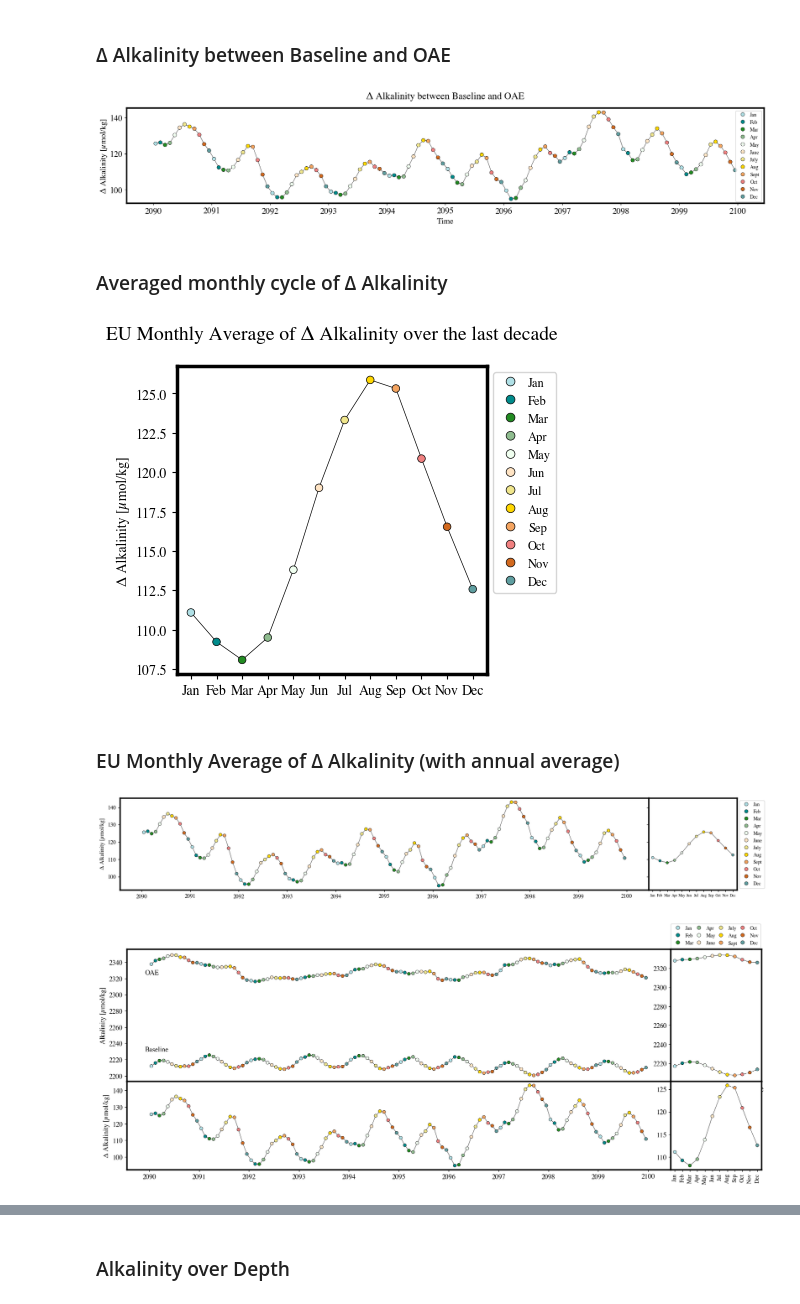
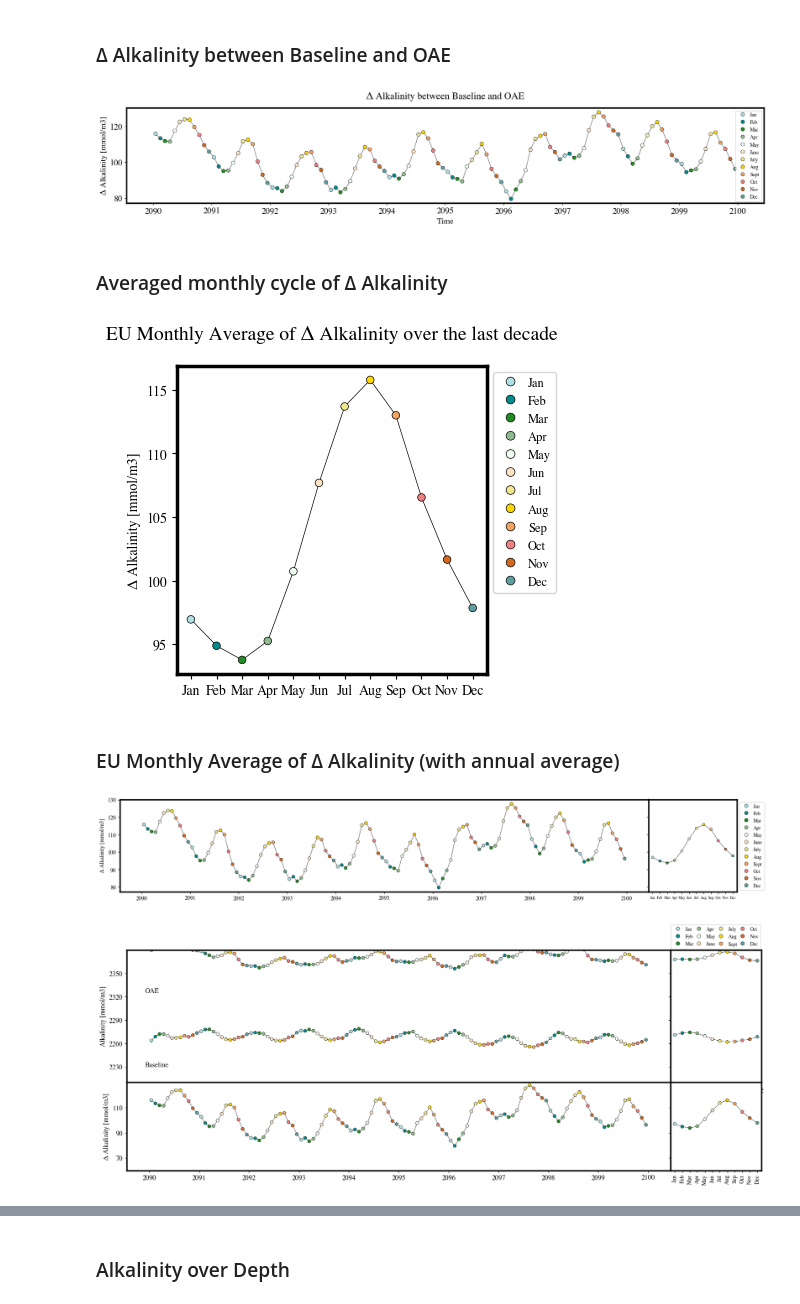
Before and after one commit to chiaraciscato/MScThesis, a Jupyter notebook: SSP1_2.6/Alkalinity/croppedAlk_Comparison_2.6.ipynb, the cells around one changed output, grey strips where cells are left out. Saved outputs shown, nothing was run; the diff lists cells and outputs as text; code cells hidden in the pictures.

```diff
--- a/SSP1_2.6/Alkalinity/croppedAlk_Comparison_2.6.ipynb
+++ b/SSP1_2.6/Alkalinity/croppedAlk_Comparison_2.6.ipynb
@@ -42,8 +44,5 @@ data_oae = xr.open_dataset('/Users/chiaraciscato/Desktop/geomar/Cropped_DataTran
 # %% [markdown]
 ### EU Average of Alkalinity
-# %%
-data_baseline = data_baseline.where(data_baseline != 0, drop=False)
-data_oae = data_oae.where(data_oae != 0, drop=False)
 # %%
 sliced_frame_baseline = data_baseline.sel(time_counter=slice('2090', '2100'))
 # %%
@@ -424,9 +419,9 @@ pass
 # %% [markdown]
 ### EU Monthly Average of Alkalinity
 # %%
-alk_monthly_mean_baseline = (data_baseline["ALK"].sel(time_counter=slice(start_date, end_date))).mean(["y", "x", "deptht"])
+alk_monthly_mean_baseline = (data_baseline["ALK"].sel(time_counter=slice(start_date, end_date))).mean(["deptht"])
 # %%
-alk_monthly_mean_oae = (data_oae["ALK"].sel(time_counter=slice(start_date, end_date))).mean(["y", "x", "deptht"])
+alk_monthly_mean_oae = (data_oae["ALK"].sel(time_counter=slice(start_date, end_date))).mean(["deptht"])
 # %%
 f, ax = plt.subplots(figsize=(20, 3))
 
@@ -591,12 +586,12 @@ legend = [mpatches.Circle((0.5, 0.5), 1, facecolor = value, edgecolor = "black",
 ax.legend(handles = legend, bbox_to_anchor=(1, 1), loc='best', columnspacing=0.05, handletextpad=0.4, fontsize=9, ncol = 1, handler_map={mpatches.Circle: HandlerEllipse()})
 
 ax.set_xlabel('Time', fontsize=14)
-ax.set_ylabel('Δ Alkalinity [µmol/kg]', fontsize=14)
+ax.set_ylabel('Δ Alkalinity [mmol/m3]', fontsize=14)
 ax.set_title("Δ Alkalinity between Baseline and OAE", fontname="Times", fontsize=17, y=1.06)
 
 pass
 # %% [output]
-[figure, old version]
+[figure, new version]
 # %% [markdown]
 ### Averaged monthly cycle of Δ Alkalinity
 # %%
@@ -610,13 +605,13 @@ ax.scatter(delta_alk_mean.time_counter, delta_alk_mean.alk, color=delta_alk_mean
 legend = [mpatches.Circle((0.5, 0.5), 1, facecolor = value, edgecolor = "black", linewidth=0.5, label = key, alpha = 1) for key, value in colors_time.items()]
 ax.legend(handles = legend, bbox_to_anchor=(1, 1), loc='best', columnspacing=0.05, handletextpad=0.4, fontsize=9, ncol = 1, handler_map={mpatches.Circle: HandlerEllipse()})
 
-ax.set_ylabel('Δ Alkalinity [µmol/kg]', fontsize=10)
+ax.set_ylabel('Δ Alkalinity [mmol/m3]', fontsize=10)
 ax.tick_params(axis='both', which='major', labelsize=10)
 ax.set_title("EU Monthly Average of Δ Alkalinity over the last decade", fontname="Times", fontsize=14, y=1.06)
 
 pass
 # %% [output]
-[figure, old version]
+[figure, new version]
 # %% [markdown]
 ### EU Monthly Average of Δ Alkalinity (with annual average)
 # %%
@@ -627,7 +622,7 @@ ax.plot_date(delta_alk.index, delta_alk.alk, '-', label='Baseline', color="black
 ax.scatter(delta_alk.index, delta_alk.alk, color=delta_alk.Month.map(lambda x: colors_month[x]), marker='o', edgecolors='black', linewidth=0.5, s=30)
 
 ax.tick_params(axis='both', which='major', labelsize=10)
-ax.set_ylabel('Δ Alkalinity [µmol/kg]', fontsize=10)
+ax.set_ylabel('Δ Alkalinity [mmol/m3]', fontsize=10)
 
 legend = [mpatches.Circle((0.5, 0.5), 1, facecolor = value, edgecolor = "black", linewidth=0.5, label = key, alpha = 1) for key, value in colors_month.items()]
 ax2.legend(handles = legend, bbox_to_anchor=(1, 1), loc='best', columnspacing=0.05, handletextpad=0.4, fontsize=9, ncol = 1, handler_map={mpatches.Circle: HandlerEllipse()})
@@ -641,9 +636,9 @@ ax2.tick_params(axis='x', which='major', labelsize=7)
 
 pass
 # %% [output]
-[figure, old version]
+[figure, new version]
 # %%
-f, ((ax, ax2), (ax3, ax4)) = plt.subplots(2,2, figsize=(20, 7), gridspec_kw={'width_ratios': [6, 1], 'height_ratios': [3, 2]}, sharey=False)
+f, ((ax, ax2), (ax3, ax4)) = plt.subplots(2,2, figsize=(20, 7), gridspec_kw={'width_ratios': [6, 1], 'height_ratios': [3, 2]}, sharey='row')
 
 plt.subplots_adjust(wspace=0, hspace=0)
 
@@ -653,39 +648,42 @@ ax.scatter(alk_baseline_monthly.index, alk_baseline_monthly.alk, color=alk_basel
 
 ax.plot_date(alk_oae_monthly.index, alk_oae_monthly.alk, '-', label='OAE', color="black", linewidth=0.5, zorder=1)
 ax.text(43800, 2325, s='OAE', fontsize=12)
 ax.scatter(alk_oae_monthly.index, alk_oae_monthly.alk, color=alk_oae_monthly.Month.map(lambda x: colors_month[x]), marker='o', edgecolors='black', linewidth=0.5, s=30)
 
 ax.tick_params(axis='both', which='major', labelsize=12)
-ax.set_ylabel('Alkalinity [µmol/kg]', fontsize=12)
+ax.set_ylabel('Alkalinity [mmol/m3]', fontsize=12)
 
 legend = [mpatches.Circle((0.5, 0.5), 1, facecolor = value, edgecolor = "black", linewidth=0.5, label = key, alpha = 1) for key, value in colors_month.items()]
 ax.legend(handles = legend, bbox_to_anchor=(1.17, 1.21), loc='best', columnspacing=0.05, handletextpad=0.4, fontsize=9, ncol = 4, handler_map={mpatches.Circle: HandlerEllipse()})
 
 ax2.plot(mean_baseline.alk, '-', color="black", linewidth=0.5, zorder=1)
 ax2.scatter(mean_baseline.time_counter, mean_baseline.alk, color=mean_baseline.time_counter.map(lambda x: colors_time[x]), edgecolors='black',  linewidth=0.5, s=30)
 
 ax2.plot(mean_oae.alk, '-', color="black", linewidth=0.5, zorder=1)
 ax2.scatter(mean_oae.time_counter, mean_oae.alk, color=mean_oae.time_counter.map(lambda x: colors_time[x]), edgecolors='black',  linewidth=0.5, s=30)
-
 ax2.tick_params(axis='y', which='major', labelsize=12)
-yticks = ax2.yaxis.get_major_ticks()
-yticks[-2].label1.set_visible(False)
 
 ax3.plot_date(delta_alk.index, delta_alk.alk, '-', label='Baseline', color="black", linewidth=0.5, zorder=0.8)
 ax3.scatter(delta_alk.index, delta_alk.alk, color=delta_alk.Month.map(lambda x: colors_month[x]), marker='o', edgecolors='black', linewidth=0.5, s=30)
 
 ax3.tick_params(axis='both', which='major', labelsize=12)
-ax3.set_ylabel('Δ Alkalinity [µmol/kg]', fontsize=12)
+ax3.set_ylabel('Δ Alkalinity [mmol/m3]', fontsize=12)
 
 ax4.plot(delta_alk_mean.alk, '-', color="black", linewidth=0.5, zorder=1)
 ax4.scatter(delta_alk_mean.time_counter, delta_alk_mean.alk, color=delta_alk_mean.time_counter.map(lambda x: colors_time[x]), edgecolors='black',  linewidth=0.5, s=30)
 
 ax4.tick_params(axis='x', which='major', labelsize=10, rotation=90)
 ax4.tick_params(axis='y', which='major', labelsize=12)
 
+start, end = ax.set_ylim(2210, 2380)
+ax.yaxis.set_ticks(np.arange(start+20, end, 30))
+
+start3, end3 = ax4.set_ylim(60, 130)
+ax4.yaxis.set_ticks(np.arange(start3+10, end3, 20))
+
 plt.savefig('/Users/chiaraciscato/Desktop/geomar/geomarcode/SSP1_2.6/Alkalinity/figs/EUAlk_monthly_mean.png')
 # %% [output]
-[figure, old version]
+[figure, new version]
 # %%
 # add amplitude values to created csv table
 # %%
```
Also changed, not shown: parts of 43 cells of this notebook, 59 other files.
